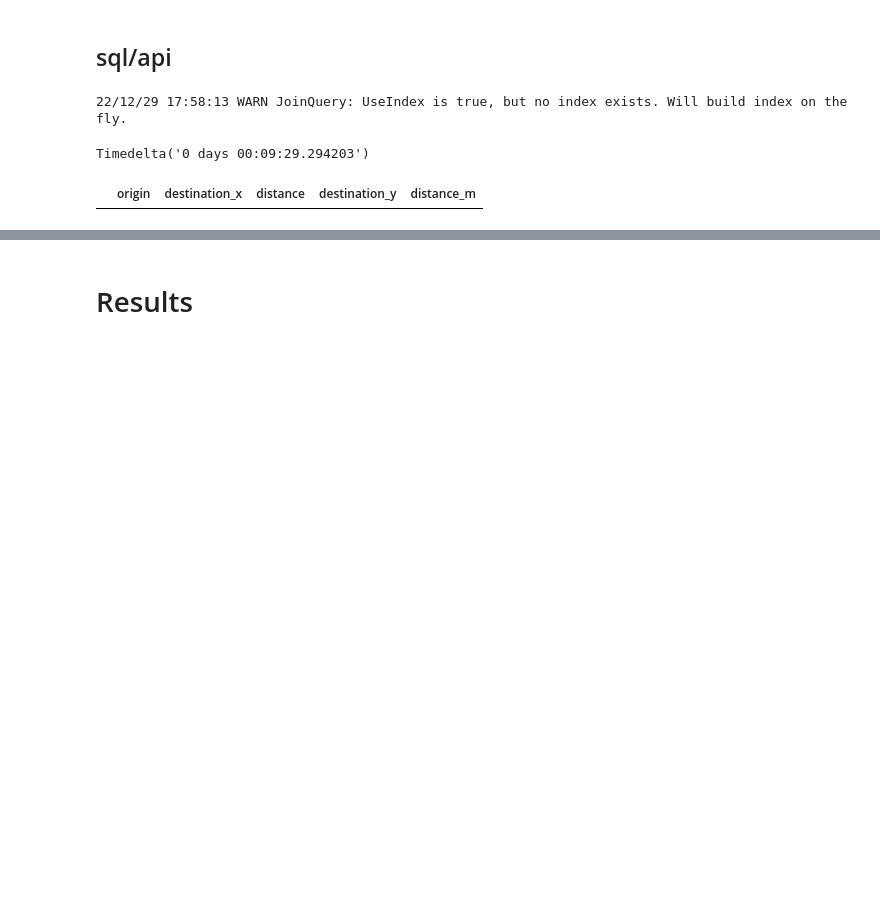
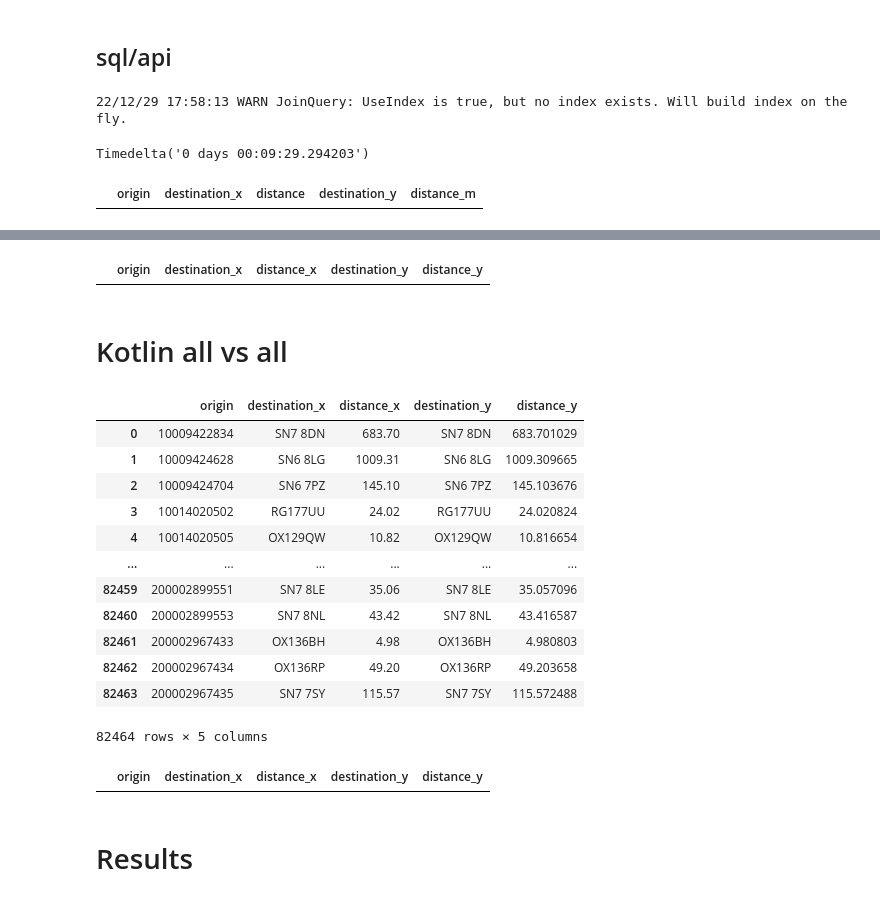
Before and after one commit to carlospadron/Notes, a Jupyter notebook: spatial_exercises/nearest_neighbour/nearest_neighbour.ipynb, the cells around one changed output, grey strips where cells are left out. Saved outputs shown, nothing was run; the diff lists cells and outputs as text; code cells hidden in the pictures; blank space fills up the shorter version.

```diff
--- a/spatial_exercises/nearest_neighbour/nearest_neighbour.ipynb
+++ b/spatial_exercises/nearest_neighbour/nearest_neighbour.ipynb
@@ -675,0 +703,12 @@ data3[data3['destination_x']!=data3['destination_y']]
+# %%
+sql = """SELECT * FROM os.knn"""
+data = pd.read_sql(sql, engine)
+
+data3 = pd.merge(data, knn, how = 'outer', on = 'origin')
+data3[data3['distance_x']!=data3['distance_y'].round(2)]
+# %% [output]
+|  | origin | destination_x | distance_x | destination_y | distance_y |
+# %% [markdown]
+# Kotlin all vs all
+# %%
+knn = pd.read_csv('knn_kotlin/kotlin_tree.csv')
@@ -676,3 +718,31 @@ data3[data3['destination_x']!=data3['destination_y']]
+# %%
+sql = """SELECT * FROM os.knn"""
+data = pd.read_sql(sql, engine)
+
+data3 = pd.merge(data, knn, how = 'outer', on = 'origin')
+data3[data3['destination_x']!=data3['destination_y']]
+# %% [output]
+|  | origin | destination_x | distance_x | destination_y | distance_y |
+| 0 | 10009422834 | SN7 8DN | 683.70 | SN7 8DN | 683.701029 |
+| 1 | 10009424628 | SN6 8LG | 1009.31 | SN6 8LG | 1009.309665 |
+| 2 | 10009424704 | SN6 7PZ | 145.10 | SN6 7PZ | 145.103676 |
+| 3 | 10014020502 | RG177UU | 24.02 | RG177UU | 24.020824 |
+| 4 | 10014020505 | OX129QW | 10.82 | OX129QW | 10.816654 |
+| ... | ... | ... | ... | ... | ... |
+| 82459 | 200002899551 | SN7 8LE | 35.06 | SN7 8LE | 35.057096 |
+| 82460 | 200002899553 | SN7 8NL | 43.42 | SN7 8NL | 43.416587 |
+| 82461 | 200002967433 | OX136BH | 4.98 | OX136BH | 4.980803 |
+| 82462 | 200002967434 | OX136RP | 49.20 | OX136RP | 49.203658 |
+| 82463 | 200002967435 | SN7 7SY | 115.57 | SN7 7SY | 115.572488 |
+82464 rows × 5 columns
+# %%
+sql = """SELECT * FROM os.knn"""
+data = pd.read_sql(sql, engine)
+
+data3 = pd.merge(data, knn, how = 'outer', on = 'origin')
+data3[data3['distance_x']!=data3['distance_y'].round(2)]
+# %% [output]
+|  | origin | destination_x | distance_x | destination_y | distance_y |
 # %% [markdown]
 # Results
 # %%
```
Also changed, not shown: parts of 6 cells of this notebook, 20 other files.
